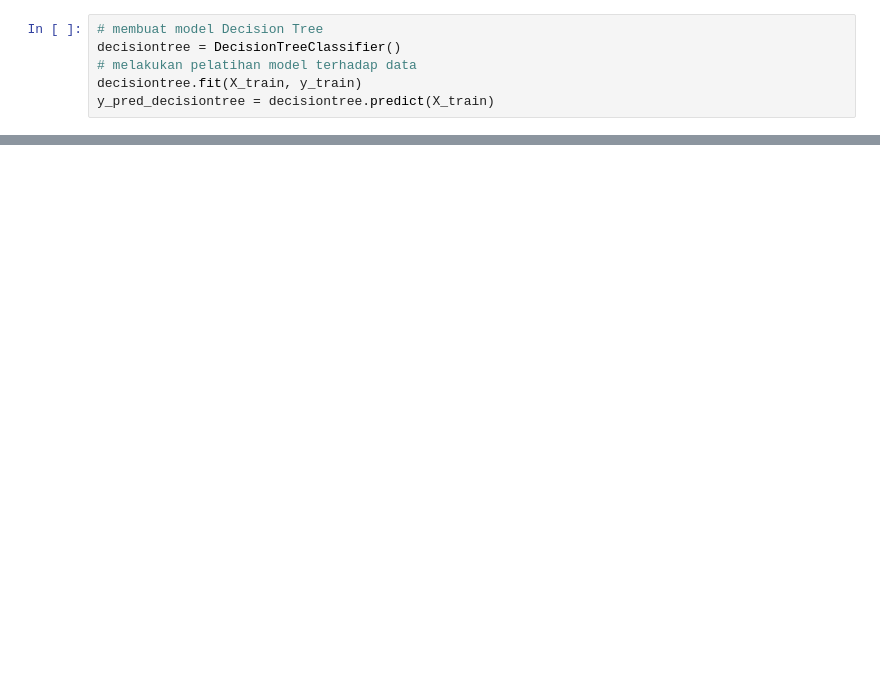
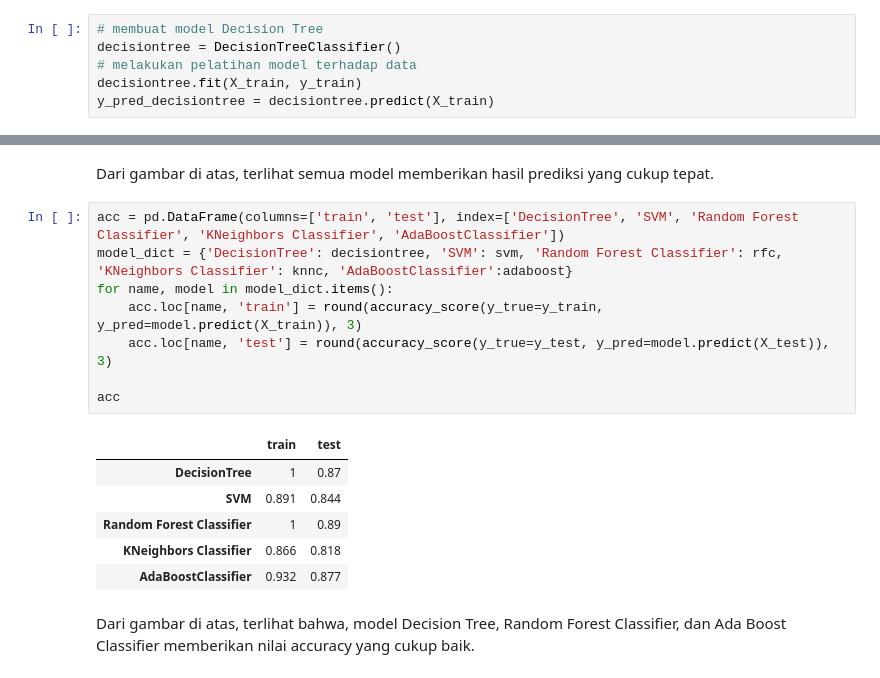
Before and after one commit to dan-dia/project-capstone-team-csd-134, a Jupyter notebook: model/Project_Capstone_134.ipynb, the cells around one changed output, grey strips where cells are left out. Cells and saved outputs as stored; diff of their text form; blank space fills up the shorter version.

```diff
--- a/model/Project_Capstone_134.ipynb
+++ b/model/Project_Capstone_134.ipynb
@@ -227,0 +268,19 @@ pd.DataFrame(pred_dict)
+# %% [markdown]
+Dari gambar di atas, terlihat semua model memberikan hasil prediksi yang cukup tepat.
+# %%
+acc = pd.DataFrame(columns=['train', 'test'], index=['DecisionTree', 'SVM', 'Random Forest Classifier', 'KNeighbors Classifier', 'AdaBoostClassifier'])
+model_dict = {'DecisionTree': decisiontree, 'SVM': svm, 'Random Forest Classifier': rfc, 'KNeighbors Classifier': knnc, 'AdaBoostClassifier':adaboost}
+for name, model in model_dict.items():
+    acc.loc[name, 'train'] = round(accuracy_score(y_true=y_train, y_pred=model.predict(X_train)), 3)
+    acc.loc[name, 'test'] = round(accuracy_score(y_true=y_test, y_pred=model.predict(X_test)), 3)
+
+acc
+# %% [output]
+|  | train | test |
+| DecisionTree | 1 | 0.87 |
+| SVM | 0.891 | 0.844 |
+| Random Forest Classifier | 1 | 0.89 |
+| KNeighbors Classifier | 0.866 | 0.818 |
+| AdaBoostClassifier | 0.932 | 0.877 |
+# %% [markdown]
+Dari gambar di atas, terlihat bahwa, model Decision Tree, Random Forest Classifier, dan Ada Boost Classifier memberikan nilai accuracy yang cukup baik.
```
Also changed, not shown: parts of 31 cells of this notebook, 1 other file.
